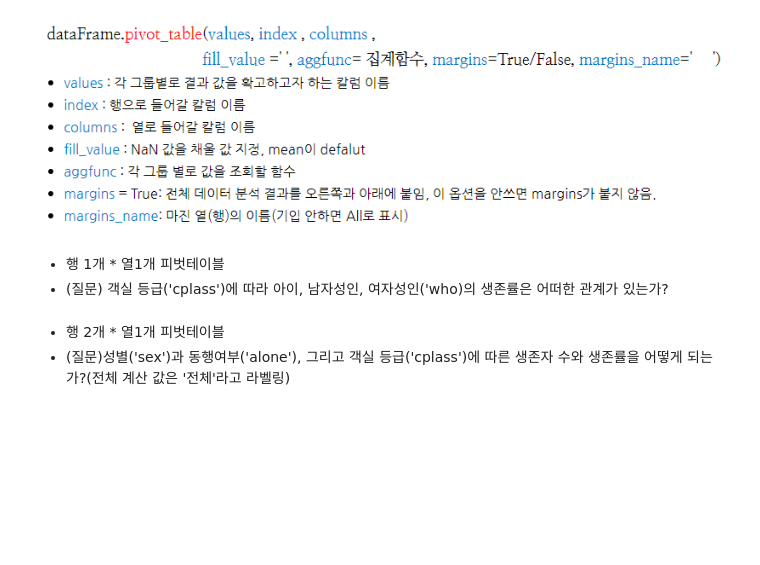
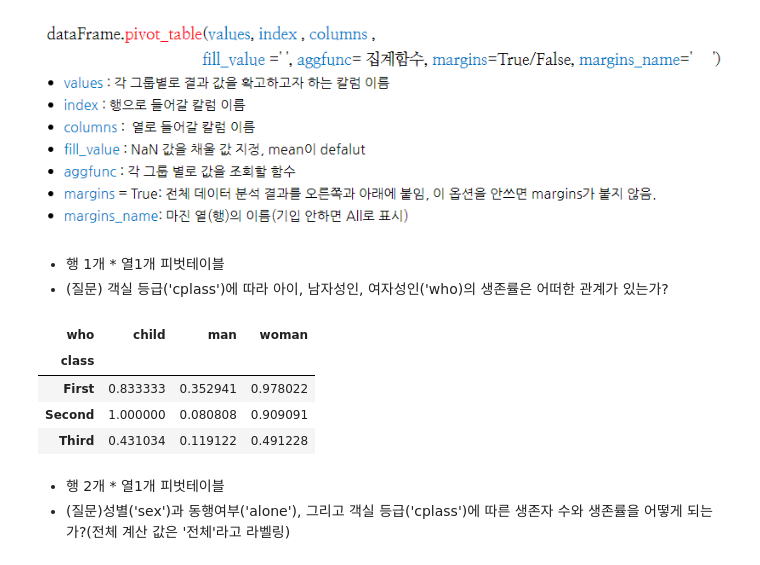
Before and after one commit to kanakhan/GMSW, a Jupyter notebook: 피벗테이블_pandas.ipynb, the cells around one changed output. Drawn from its saved outputs; the diff is of its cells as text; code cells hidden in the pictures; blank space fills up the shorter version.

```diff
--- a/피벗테이블_pandas.ipynb
+++ b/피벗테이블_pandas.ipynb
@@ -9,6 +15,14 @@
 # %% [markdown]
 * 행 1개 * 열1개 피벗테이블
 * (질문) 객실 등급('cplass')에 따라 아이, 남자성인, 여자성인('who)의 생존률은 어떠한 관계가 있는가?
+# %%
+titanic.pivot_table('survived', index='class', columns='who')
+# %% [output]
+| who | child | man | woman |
+| class |  |  |  |
+| First | 0.833333 | 0.352941 | 0.978022 |
+| Second | 1.000000 | 0.080808 | 0.909091 |
+| Third | 0.431034 | 0.119122 | 0.491228 |
 # %% [markdown]
 
 
```
Also changed, not shown: parts of 3 cells of this notebook.
